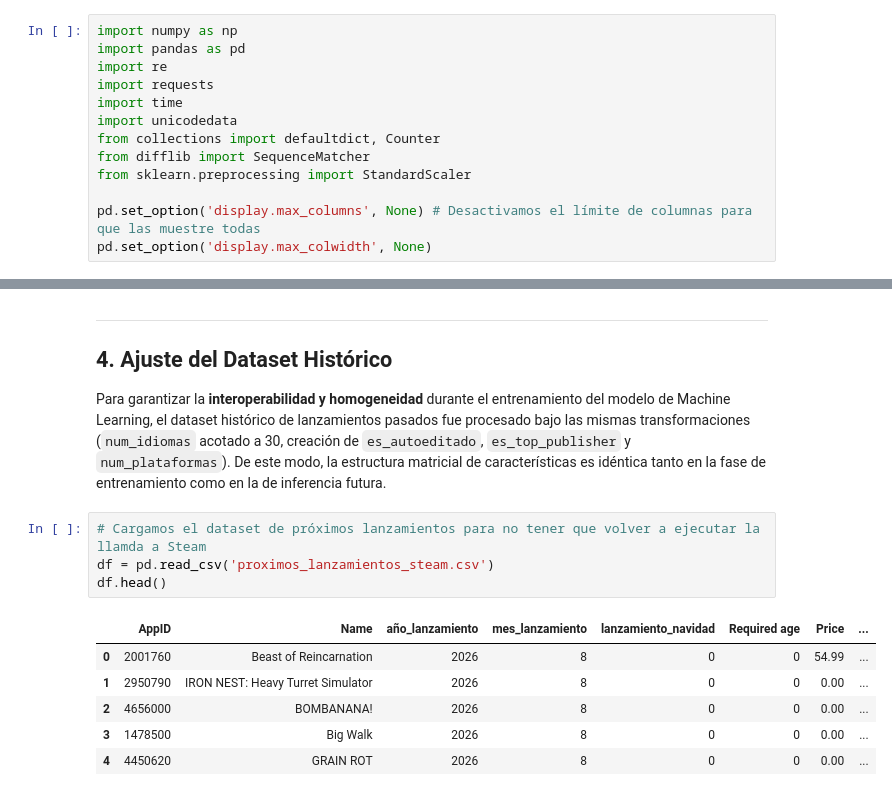
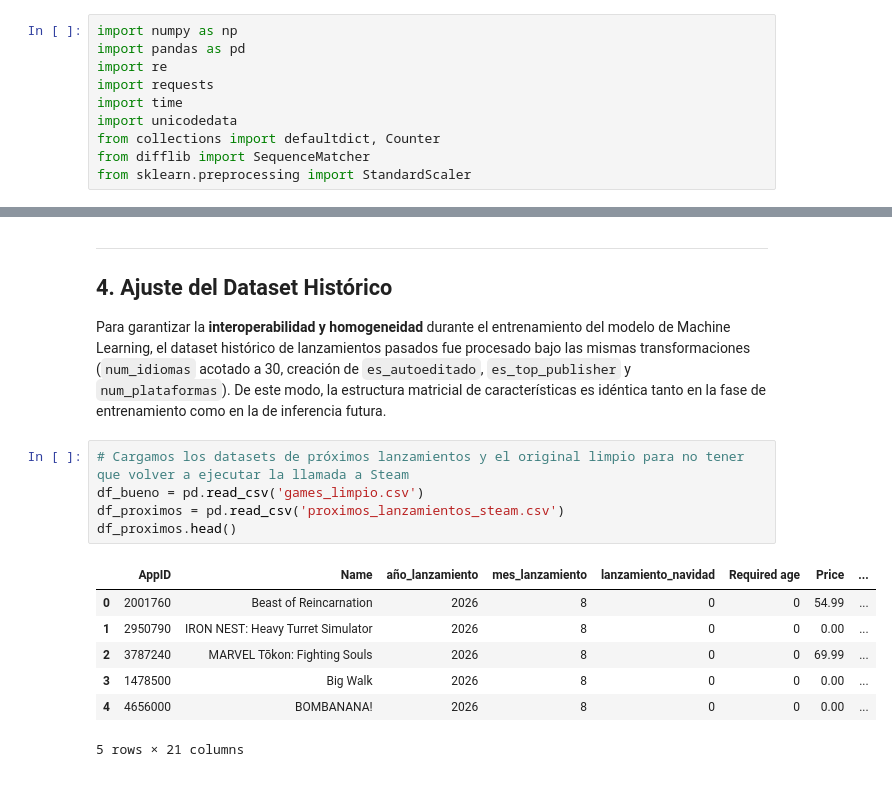
Before and after one commit to kevinmc37/Steam-Success-Predictor, a Jupyter notebook: 01_data_cleaning_and_features.ipynb, the cells around one changed output, grey strips where cells are left out. Saved outputs shown, nothing was run; the diff lists cells and outputs as text.

```diff
--- a/01_data_cleaning_and_features.ipynb
+++ b/01_data_cleaning_and_features.ipynb
@@ -8,9 +8,6 @@ import unicodedata
 from collections import defaultdict, Counter
 from difflib import SequenceMatcher
 from sklearn.preprocessing import StandardScaler
-
-pd.set_option('display.max_columns', None) # Desactivamos el límite de columnas para que las muestre todas
-pd.set_option('display.max_colwidth', None)
 # %%
 # 1. Cargamos el dataset original y mostramos las primeras 5 filas
 df = pd.read_csv('games.csv')
@@ -1332,14 +1426,16 @@ Para permitir que el modelo analice la envergadura del proyecto sin depender de
 
 Para garantizar la **interoperabilidad y homogeneidad** durante el entrenamiento del modelo de Machine Learning, el dataset histórico de lanzamientos pasados fue procesado bajo las mismas transformaciones (`num_idiomas` acotado a 30, creación de `es_autoeditado`, `es_top_publisher` y `num_plataformas`). De este modo, la estructura matricial de características es idéntica tanto en la fase de entrenamiento como en la de inferencia futura.
 # %%
-# Cargamos el dataset de próximos lanzamientos para no tener que volver a ejecutar la llamda a Steam
-df = pd.read_csv('proximos_lanzamientos_steam.csv')
-df.head()
+# Cargamos los datasets de próximos lanzamientos y el original limpio para no tener que volver a ejecutar la llamada a Steam
+df_bueno = pd.read_csv('games_limpio.csv')
+df_proximos = pd.read_csv('proximos_lanzamientos_steam.csv')
+df_proximos.head()
 # %% [output]
 |  | AppID | Name | año_lanzamiento | mes_lanzamiento | lanzamiento_navidad | Required age | Price | ... |
 | 0 | 2001760 | Beast of Reincarnation | 2026 | 8 | 0 | 0 | 54.99 | ... |
 | 1 | 2950790 | IRON NEST: Heavy Turret Simulator | 2026 | 8 | 0 | 0 | 0.00 | ... |
-| 2 | 4656000 | BOMBANANA! | 2026 | 8 | 0 | 0 | 0.00 | ... |
+| 2 | 3787240 | MARVEL Tōkon: Fighting Souls | 2026 | 8 | 0 | 0 | 69.99 | ... |
 | 3 | 1478500 | Big Walk | 2026 | 8 | 0 | 0 | 0.00 | ... |
-| 4 | 4450620 | GRAIN ROT | 2026 | 8 | 0 | 0 | 0.00 | ... |
+| 4 | 4656000 | BOMBANANA! | 2026 | 8 | 0 | 0 | 0.00 | ... |
+5 rows × 21 columns
 # %%
```
Also changed, not shown: parts of 37 cells of this notebook.
